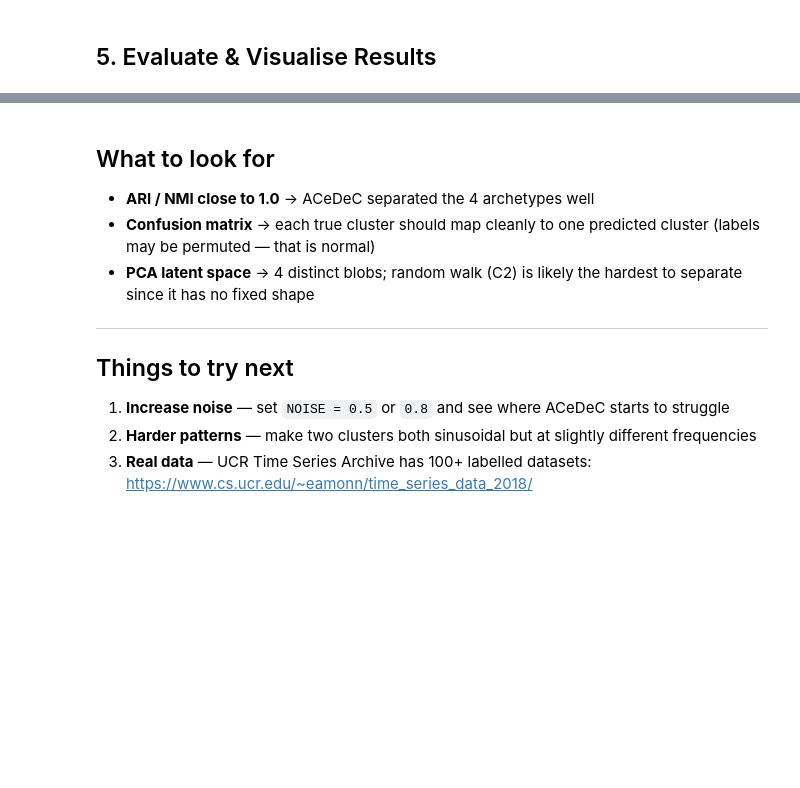
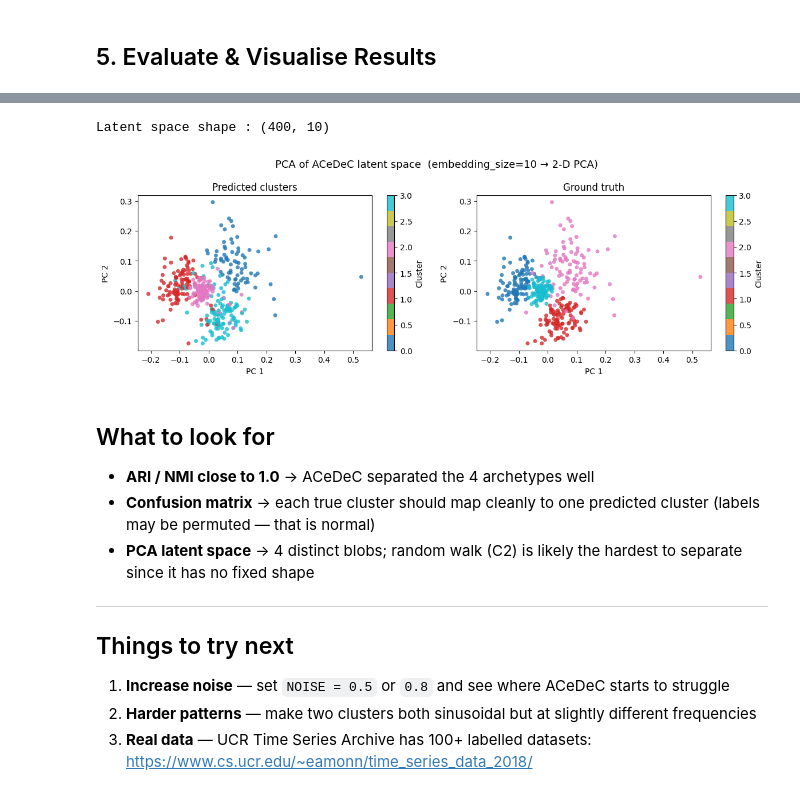
Before and after one commit to farah837/alternate-clustering, a Jupyter notebook: acedec_timeseries.ipynb, the cells around one changed output, grey strips where cells are left out. Drawn from its saved outputs; the diff is of its cells as text; code cells hidden in the pictures; blank space fills up the shorter version.

Commit message:
add acedec results and clean up notebook

```diff
--- a/acedec_timeseries.ipynb
+++ b/acedec_timeseries.ipynb
@@ -160,26 +172,5 @@ print(f"Scaled X — mean ≈ {X_scaled.mean():.4f}, std ≈ {X_scaled.std():.4f
 | `random_state` | `None` | Seed for reproducibility |
 
 > **Note:** Learning rates go inside the optimizer param dicts, **not** as a top-level `learning_rate` argument.
-# %%
-acedec = ACeDeC(
-    n_clusters=N_CLUSTERS,                     # 4 clusters
-    embedding_size=20,                         # larger bottleneck for T=100 series
-    pretrain_epochs=100,                       # AE-only pre-training
-    clustering_epochs=150,                     # joint optimisation
-    batch_size=64,
-    pretrain_optimizer_params={"lr": 1e-3},
-    clustering_optimizer_params={"lr": 1e-4},
-    init="acedec",
-    final_reclustering=True,
-    random_state=42,
-)
-
-print("Fitting ACeDeC … (this may take 2–5 minutes on CPU)")
-acedec.fit(X_scaled)
-print("Done!")
-
-y_pred = acedec.labels_
-print(f"\nPredicted labels (first 10) : {y_pred[:10]}")
-print(f"Unique predicted clusters   : {np.unique(y_pred)}")
 # %% [markdown]
 ## 5. Evaluate & Visualise Results
@@ -232,35 +283,32 @@ plt.show()
 # %%
-# --- 2-D PCA of the latent embeddings (coloured by prediction & truth) ---
 from sklearn.decomposition import PCA
 import torch
 
-# The trained autoencoder is stored as `neural_network_trained_` (from ENRC parent)
-ae = acedec.neural_network_trained_
+ae = acedec.neural_network
 ae.eval()
 
 with torch.no_grad():
     X_tensor = torch.tensor(X_scaled)
-    # ClustPy's FeedforwardAutoencoder exposes an encode() method
     Z = ae.encode(X_tensor).cpu().numpy()
 
-print(f"Latent space shape : {Z.shape}")   # should be (N, embedding_size)
-
+print(f"Latent space shape : {Z.shape}")
 pca = PCA(n_components=2, random_state=42)
 Z2  = pca.fit_transform(Z)
 
 fig, (ax1, ax2) = plt.subplots(1, 2, figsize=(12, 4))
-
 for label, ax, title in [(y_pred, ax1, "Predicted clusters"), (y_true, ax2, "Ground truth")]:
     scatter = ax.scatter(Z2[:, 0], Z2[:, 1], c=label, cmap="tab10",
                          s=25, alpha=0.8, edgecolors="none")
     ax.set_title(title, fontsize=12)
     ax.set_xlabel("PC 1")
     ax.set_ylabel("PC 2")
     plt.colorbar(scatter, ax=ax, label="Cluster")
-
 plt.suptitle("PCA of ACeDeC latent space  (embedding_size=10 → 2-D PCA)", fontsize=13)
 plt.tight_layout()
 plt.show()
+# %% [output]
+Latent space shape : (400, 10)
+[figure, added]
 # %% [markdown]
 ## What to look for
 
```
Also changed, not shown: parts of 9 cells of this notebook.
